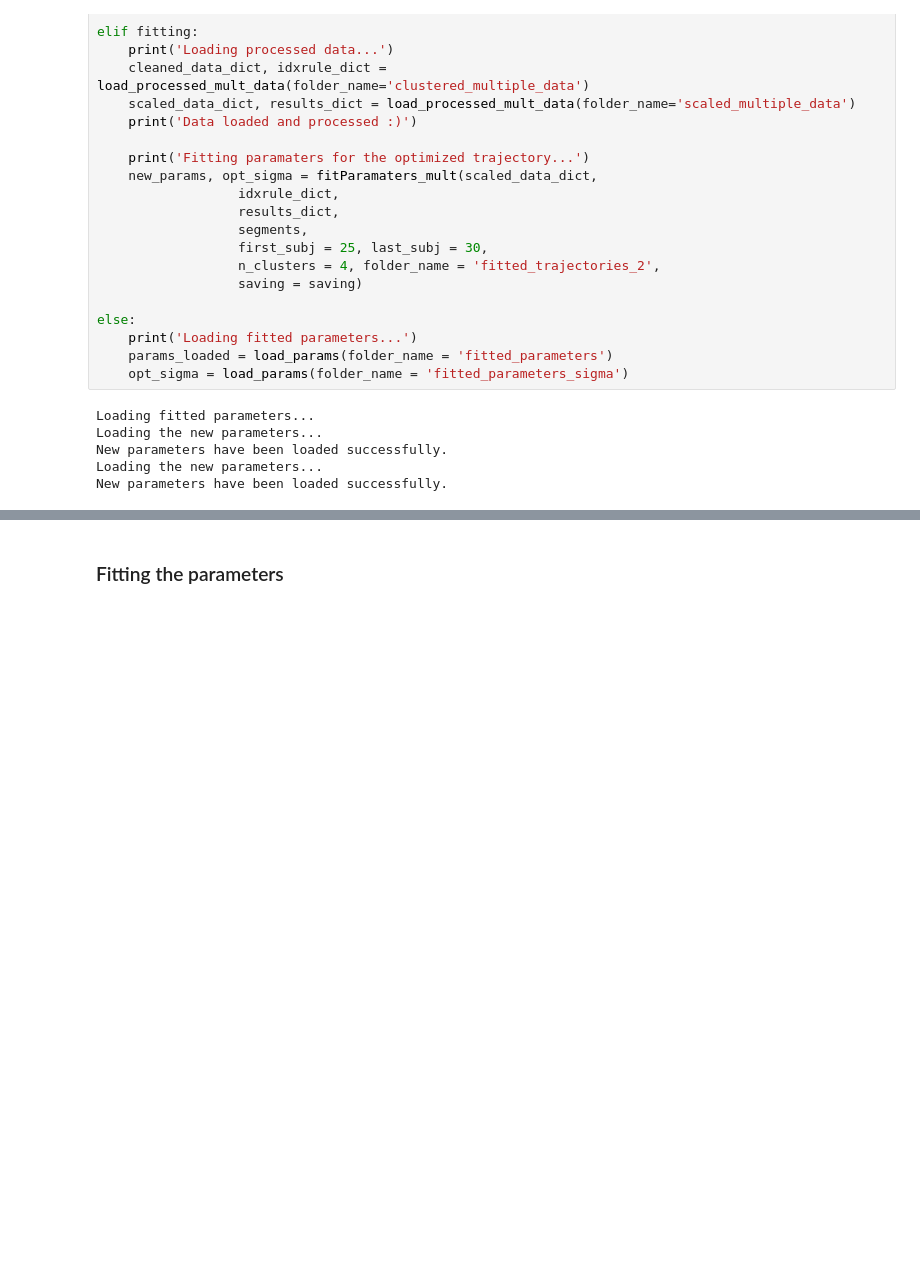
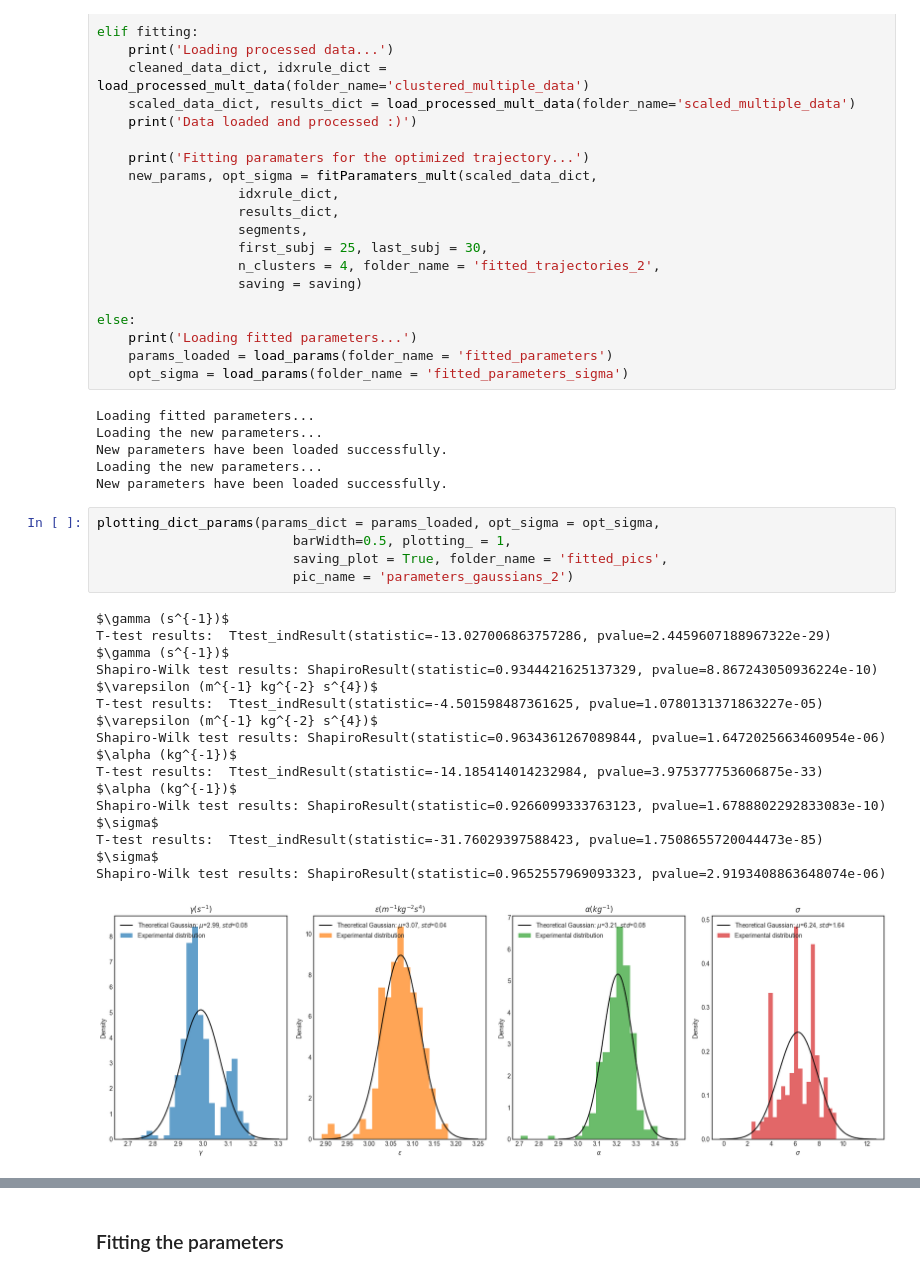
Before and after one commit to flaviaferrus/MotorControlPrediction, a Jupyter notebook: Notebooks/MultipleSubjects.ipynb, the cells around one changed output, grey strips where cells are left out. Cells and saved outputs as stored; diff of their text form; blank space fills up the shorter version.

Commit message:
Plotting parameters distributions

```diff
--- a/Notebooks/MultipleSubjects.ipynb
+++ b/Notebooks/MultipleSubjects.ipynb
@@ -169,3 +169,26 @@ Loading the new parameters...
 New parameters have been loaded successfully.
 Loading the new parameters...
 New parameters have been loaded successfully.
+# %%
+plotting_dict_params(params_dict = params_loaded, opt_sigma = opt_sigma,
+                         barWidth=0.5, plotting_ = 1,
+                         saving_plot = True, folder_name = 'fitted_pics',
+                         pic_name = 'parameters_gaussians_2')
+# %% [output]
+$\gamma (s^{-1})$
+T-test results:  Ttest_indResult(statistic=-13.027006863757286, pvalue=2.4459607188967322e-29)
+$\gamma (s^{-1})$
+Shapiro-Wilk test results: ShapiroResult(statistic=0.9344421625137329, pvalue=8.867243050936224e-10)
+$\varepsilon (m^{-1} kg^{-2} s^{4})$
+T-test results:  Ttest_indResult(statistic=-4.501598487361625, pvalue=1.0780131371863227e-05)
+$\varepsilon (m^{-1} kg^{-2} s^{4})$
+Shapiro-Wilk test results: ShapiroResult(statistic=0.9634361267089844, pvalue=1.6472025663460954e-06)
+$\alpha (kg^{-1})$
+T-test results:  Ttest_indResult(statistic=-14.185414014232984, pvalue=3.975377753606875e-33)
+$\alpha (kg^{-1})$
+Shapiro-Wilk test results: ShapiroResult(statistic=0.9266099333763123, pvalue=1.6788802292833083e-10)
+$\sigma$
+T-test results:  Ttest_indResult(statistic=-31.76029397588423, pvalue=1.7508655720044473e-85)
+$\sigma$
+Shapiro-Wilk test results: ShapiroResult(statistic=0.9652557969093323, pvalue=2.9193408863648074e-06)
+[figure, added]
```
Also changed, not shown: parts of 13 cells of this notebook, 6 other files.
